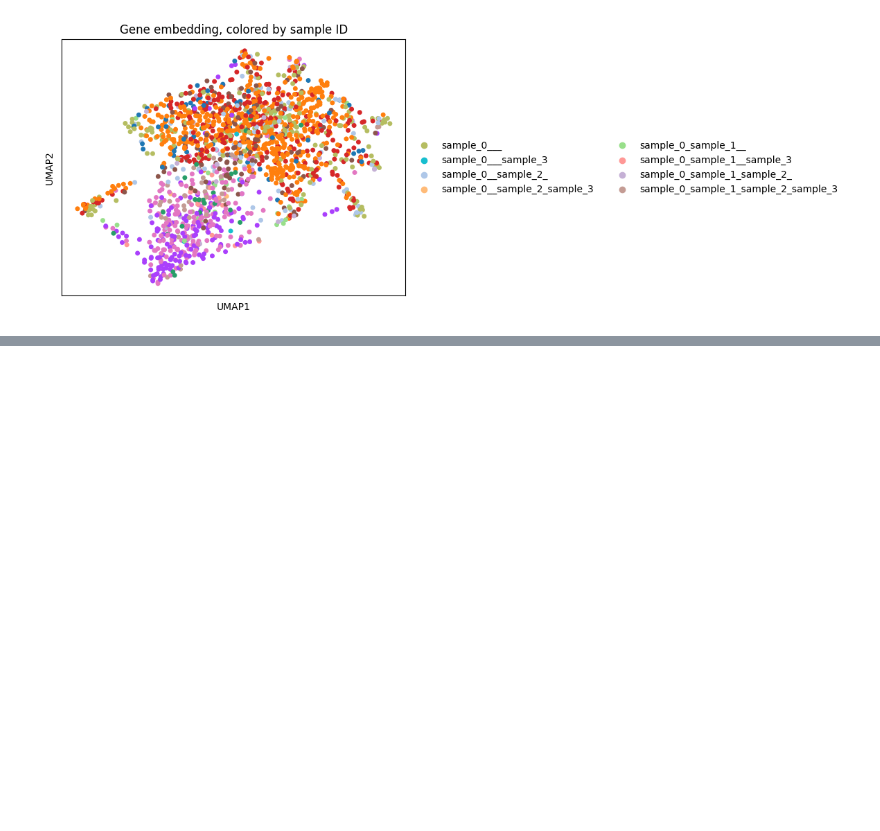
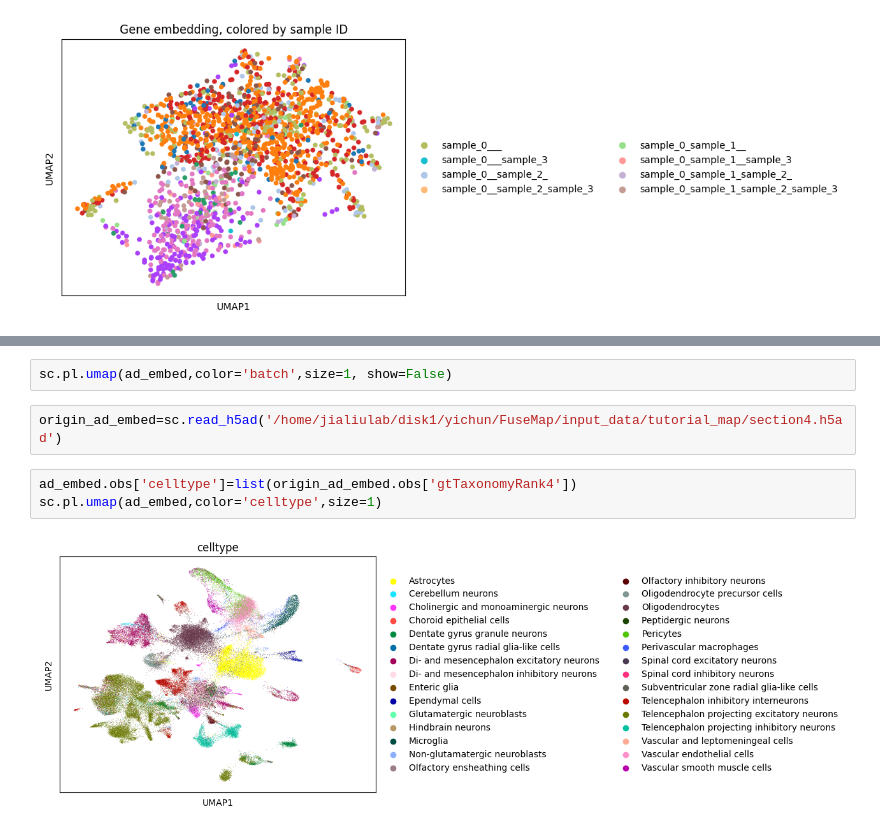
Before and after one commit to yichunher/FuseMap, a Jupyter notebook: tutorial_sample_data.ipynb, the cells around one changed output, grey strips where cells are left out. Cells and saved outputs as stored; diff of their text form; blank space fills up the shorter version.

```diff
--- a/tutorial_sample_data.ipynb
+++ b/tutorial_sample_data.ipynb
@@ -110,0 +97,9 @@ Text(0.5, 1.0, 'Gene embedding, colored by sample ID')
+# %%
+sc.pl.umap(ad_embed,color='batch',size=1, show=False)
+# %%
+origin_ad_embed=sc.read_h5ad('/home/jialiulab/disk1/yichun/FuseMap/input_data/tutorial_map/section4.h5ad')
+# %%
+ad_embed.obs['celltype']=list(origin_ad_embed.obs['gtTaxonomyRank4'])
+sc.pl.umap(ad_embed,color='celltype',size=1)
+# %% [output]
+[figure, added]
```
Also changed, not shown: parts of 13 cells of this notebook, 4 other files.
